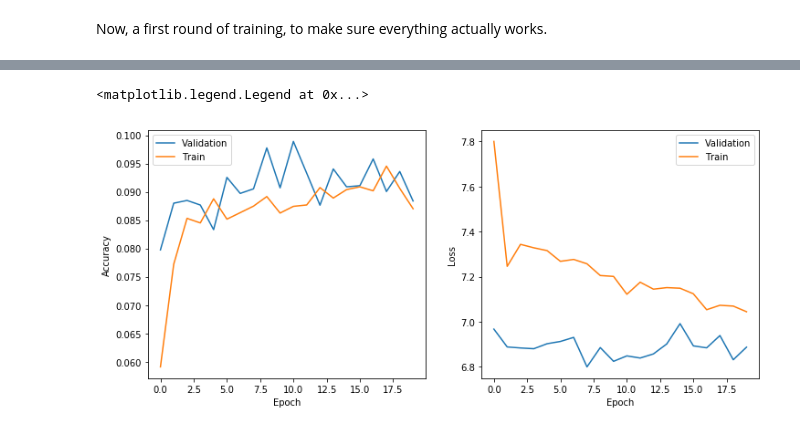
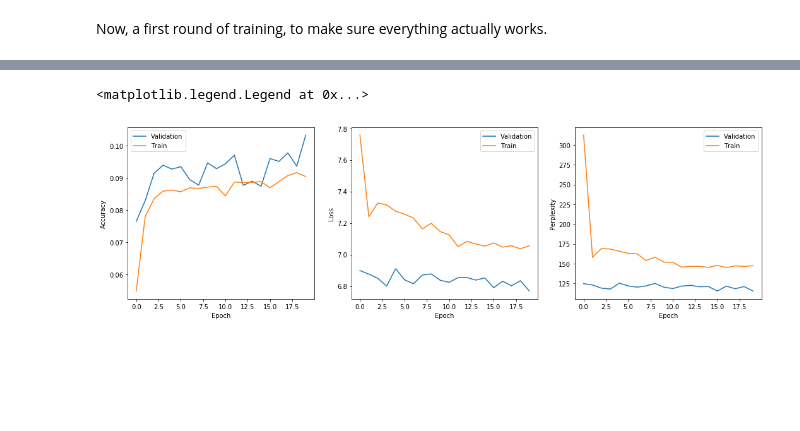
Before and after one commit to gabrieltseng/datascience-projects, a Jupyter notebook: natural_language_processing/language_model/ConvLM.ipynb, the cells around one changed output, grey strips where cells are left out. Saved outputs shown, nothing was run; the diff lists cells and outputs as text; code cells hidden in the pictures; blank space fills up the shorter version.

```diff
--- a/natural_language_processing/language_model/ConvLM.ipynb
+++ b/natural_language_processing/language_model/ConvLM.ipynb
@@ -45,8 +45,14 @@ val_dataloader = LMDataLoader(xval_tensor, 70, 64)
 # %%
 vocab_size = len(d)
 padding_idx = d['_pad_']
+# %%
+embedding_dropout=0.1
+num_blocks=3
+kernel_size=2
+num_layers=2
 # %%
-model = ConvLM(embedding_dropout=0.1, num_blocks=2, vocab_size=vocab_size, padding_idx=padding_idx).cuda()
+model = ConvLM(num_layers=num_layers, embedding_dropout=embedding_dropout, num_blocks=num_blocks,
+               vocab_size=vocab_size, kernel_size=kernel_size, padding_idx=padding_idx).cuda()
 # %%
 model
 # %% [output]
@@ -146,6 +152,7 @@ for epoch in range(num_epochs):
 
         train_scores['loss'].append(loss.item())
         train_scores['accuracy'].append(acc)
+        train_scores['perplexity'].append(perplexity(loss))
 
         total_loss = loss
         total_loss.backward()
@@ -170,12 +177,13 @@ for epoch in range(num_epochs):
 
                 val_scores['loss'].append(val_loss)
                 val_scores['accuracy'].append(acc)
+                val_scores['perplexity'].append(perplexity(val_loss))
 
         val_output_strings = []
         for key, val in val_scores.items():
             mean_value = np.array(val).mean()
             val_output_strings.append('{}: {}'.format(key, round(mean_value, 5)))
             overall_val[key].append(mean_value)
-        print('TRAINING: {}, {}'.format(*train_output_strings))
-        print('VALIDATION: {}, {}'.format(*val_output_strings))
+        print('TRAINING: {}, {}, {}'.format(*train_output_strings))
+        print('VALIDATION: {}, {}, {}'.format(*val_output_strings))
 # %% [output]
@@ -210,19 +226,26 @@ torch.save(model_information, 'ConvLM.pth.tar')
 # %%
-fig, axes = plt.subplots(1, 2, figsize=(12,5))
+fig, axes = plt.subplots(1, 3, figsize=(18,5))
 
 # First, lets plot accuracy
 axes[0].plot(range(len(overall_val['accuracy'])), overall_val['accuracy'], label='Validation')
 axes[0].plot(range(len(overall_train['accuracy'])), overall_train['accuracy'], label='Train')
 axes[0].set_xlabel('Epoch')
 axes[0].set_ylabel('Accuracy')
 axes[0].legend()
 
 # then, loss
 axes[1].plot(range(len(overall_val['loss'])), overall_val['loss'], label='Validation')
 axes[1].plot(range(len(overall_train['loss'])), overall_train['loss'], label='Train')
 axes[1].set_xlabel('Epoch')
 axes[1].set_ylabel('Loss')
 axes[1].legend()
+
+# finally, perplexity
+axes[2].plot(range(len(overall_val['perplexity'])), overall_val['perplexity'], label='Validation')
+axes[2].plot(range(len(overall_train['perplexity'])), overall_train['perplexity'], label='Train')
+axes[2].set_xlabel('Epoch')
+axes[2].set_ylabel('Perplexity')
+axes[2].legend()
 # %% [output]
 <matplotlib.legend.Legend at 0x...>
-[figure, old version]
+[figure, new version]
```
Also changed, not shown: parts of 5 cells of this notebook, 5 other files.
